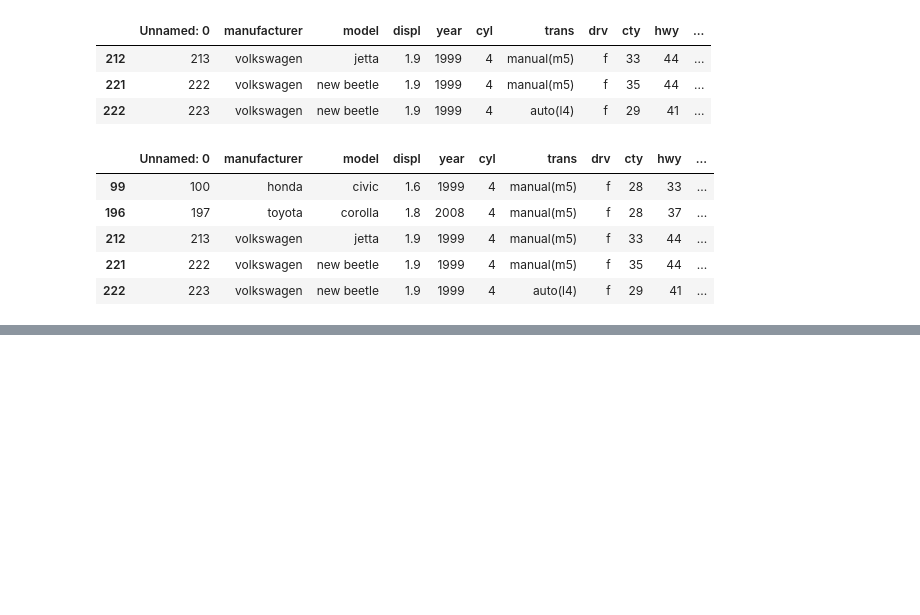
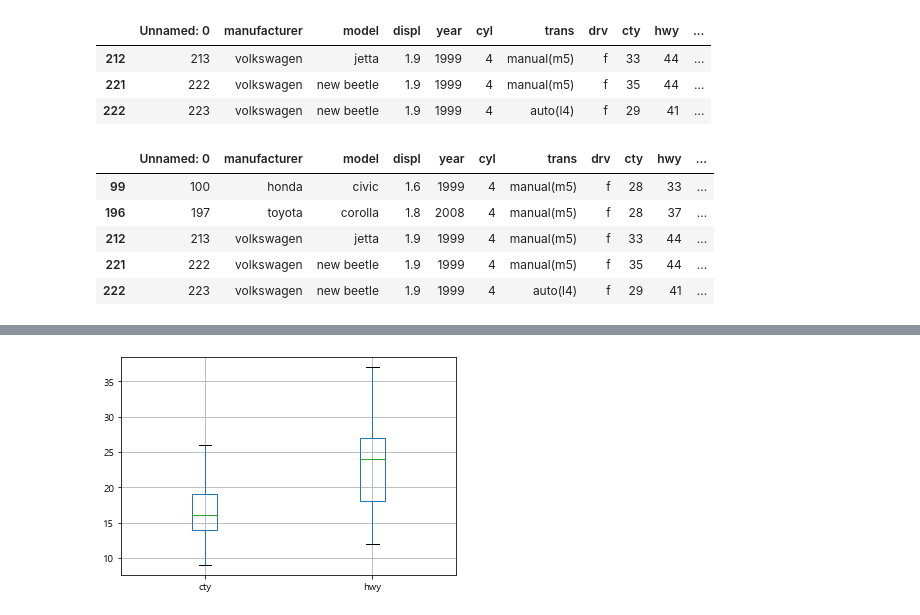
Before and after one commit to Supreme-YS/data_analysis, a Jupyter notebook: visualization[02].ipynb, the cells around one changed output, grey strips where cells are left out. Cells and saved outputs as stored; diff of their text form; code cells hidden in the pictures; blank space fills up the shorter version.

```diff
--- a/visualization[02].ipynb
+++ b/visualization[02].ipynb
@@ -550,0 +765,6 @@ cty_outlier_clean_df
+# %%
+# 이상치를 제거한 상태!
+outlier_clean_df.filter(['cty', 'hwy']).boxplot()
+plt.show()
+# %% [output]
+[figure, added]
```
Also changed, not shown: parts of 33 cells of this notebook.
